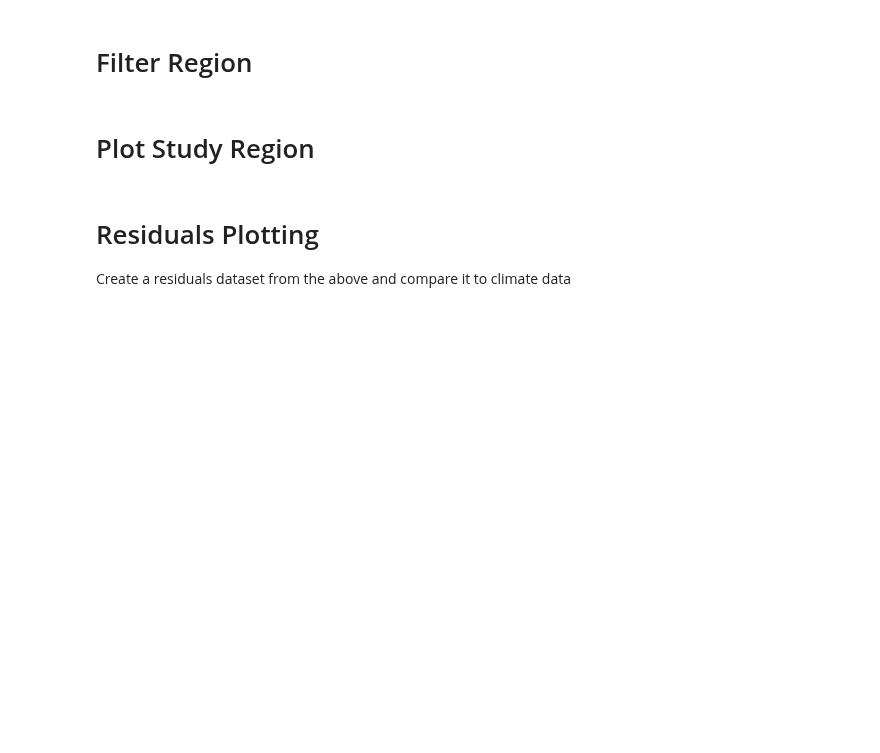
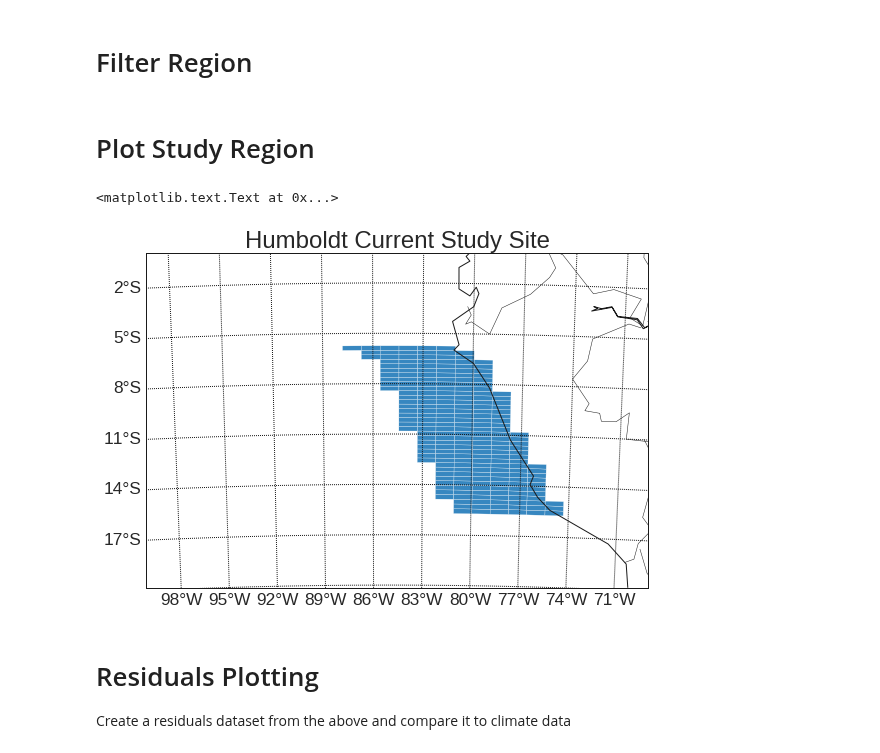
Before and after one commit to bradyrx/EBUS_BGC_Variability, a Jupyter notebook: notebooks/EBUS-ENSO-timeseries-analysis.ipynb, the cells around one changed output. Cells and saved outputs as stored; diff of their text form; code cells hidden in the pictures; blank space fills up the shorter version.

Commit message:
more figures

```diff
--- a/notebooks/EBUS-ENSO-timeseries-analysis.ipynb
+++ b/notebooks/EBUS-ENSO-timeseries-analysis.ipynb
@@ -109,7 +109,7 @@ def chavez_bounds(x):
 # %% [markdown]
 # Filter Region
 # %%
-EBU = "CalCS"
+EBU = "HumCS"
 fileDir = '/glade/p/work/rbrady/EBUS_BGC_Variability/FG_CO2/' + EBU + '/'
 ds = xr.open_mfdataset(fileDir + '*.nc', concat_dim='ensemble')
 # %%
@@ -168,19 +168,22 @@ data[mask] = 999
 # %%
 lon = ds['TLONG'].values
 lat = ds['TLAT'].values
 #data = ds['FG_CO2'][0].mean(dim='time')
 data = np.ma.array(data, mask=np.isnan(data))
 
 
 fig = plt.figure(figsize=(9,9))
 ax = fig.add_subplot(111)
-m = setup_map(ax,lon,lat, lat1=10, lat2=25, lon1=-25, lon2=-10)
+m = setup_map(ax,lon,lat)
 m.drawcountries()
 #m.drawstates()
 m.pcolor(lon, lat, data, vmin=0, vmax = 1500,
           latlon=True, cmap="Blues", edgecolors='white')
 plt.title('Humboldt Current Study Site', size=24)
 #plt.savefig('canary-current-study-site.png')
+# %% [output]
+<matplotlib.text.Text at 0x...>
+[figure, added]
 # %% [markdown]
 # Residuals Plotting
 Create a residuals dataset from the above and compare it to climate data
```
Also changed, not shown: parts of 3 cells of this notebook, 7 other files.
